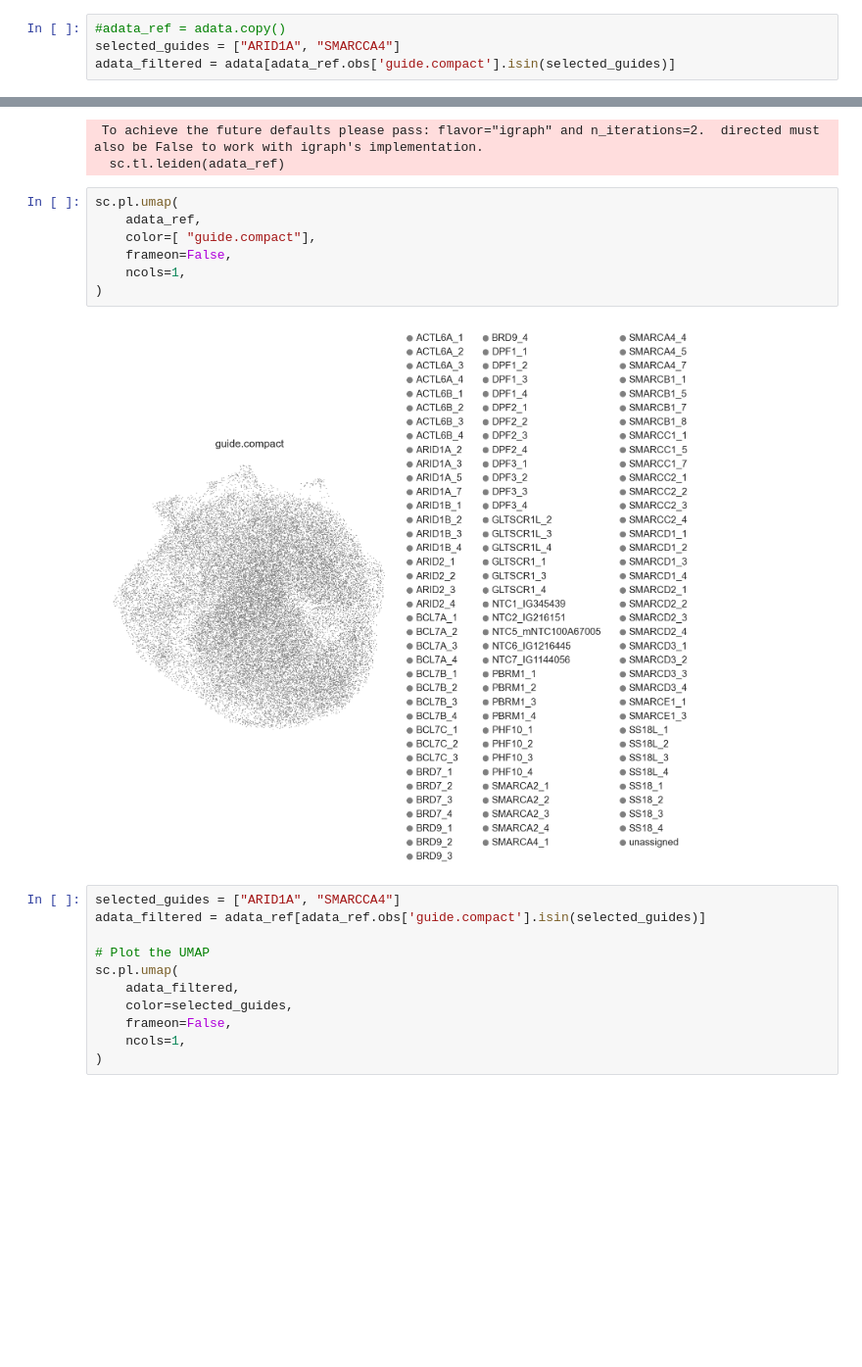
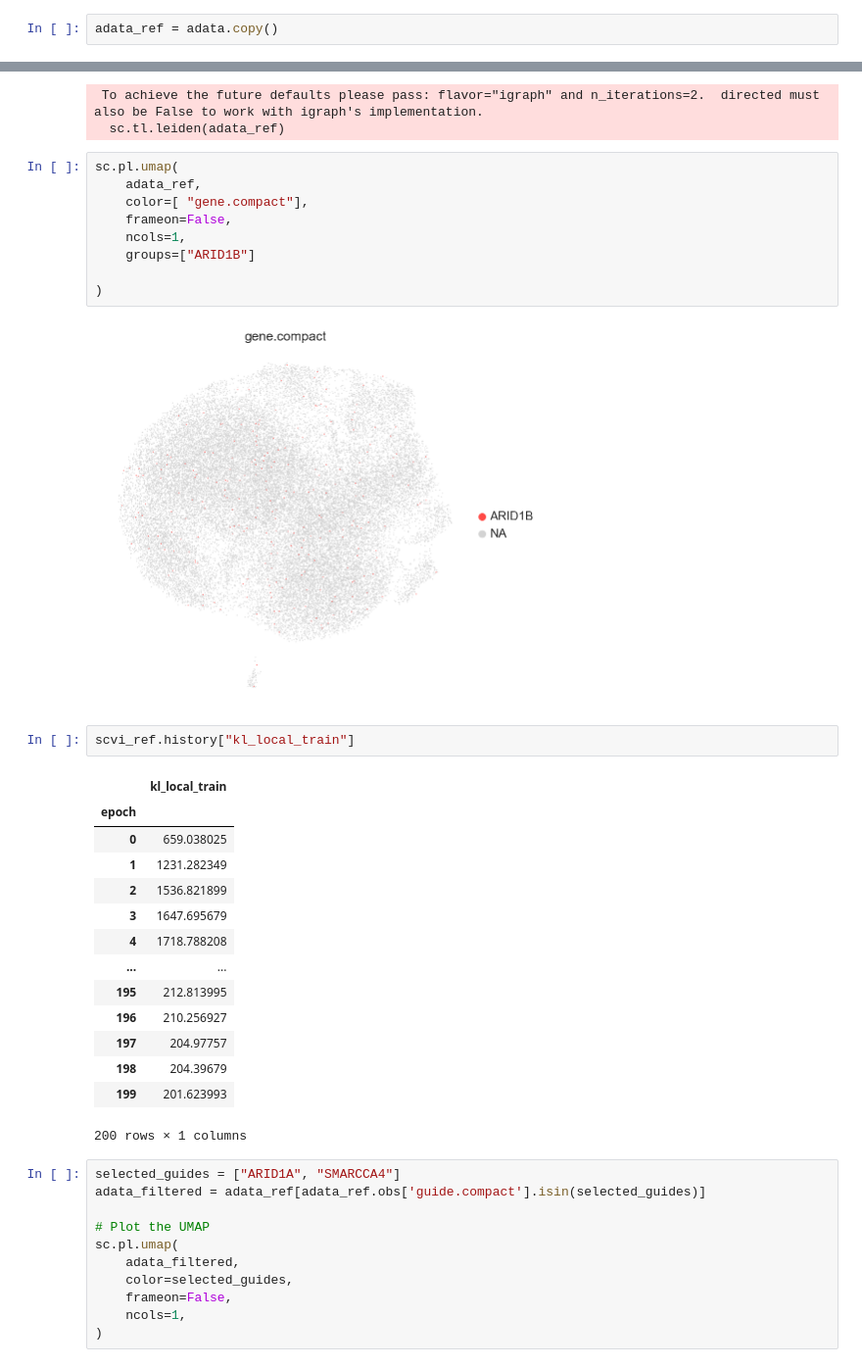
Before and after one commit to benayedi/thesis, a Jupyter notebook: perturbseq.ipynb, the cells around one changed output, grey strips where cells are left out. Shown at 98% size. Cells and saved outputs as stored; diff of their text form; blank space fills up the shorter version.

```diff
--- a/perturbseq.ipynb
+++ b/perturbseq.ipynb
@@ -149,7 +149,5 @@ perturbed_adata.obs
 #     print(f"Layer '{layer_name}' data matrix:")
 #     print(adata.layers[layer_name])
 # %%
-#adata_ref = adata.copy()
-selected_guides = ["ARID1A", "SMARCCA4"]
-adata_filtered = adata[adata_ref.obs['guide.compact'].isin(selected_guides)]
+adata_ref = adata.copy()
 # %%
@@ -215,12 +225,31 @@ sc.tl.umap(adata_ref)
 # %%
 sc.pl.umap(
     adata_ref,
-    color=[ "guide.compact"],
+    color=[ "gene.compact"],
     frameon=False,
     ncols=1,
+    groups=["ARID1B"]
+
 )
 # %% [output]
-[figure, old version]
+[figure, new version]
+# %%
+scvi_ref.history["kl_local_train"]
+# %% [output]
+|  | kl_local_train |
+| epoch |  |
+| 0 | 659.038025 |
+| 1 | 1231.282349 |
+| 2 | 1536.821899 |
+| 3 | 1647.695679 |
+| 4 | 1718.788208 |
+| ... | ... |
+| 195 | 212.813995 |
+| 196 | 210.256927 |
+| 197 | 204.97757 |
+| 198 | 204.39679 |
+| 199 | 201.623993 |
+200 rows × 1 columns
 # %%
 selected_guides = ["ARID1A", "SMARCCA4"]
 adata_filtered = adata_ref[adata_ref.obs['guide.compact'].isin(selected_guides)]
```
Also changed, not shown: parts of 3 cells of this notebook, 2 other files.
